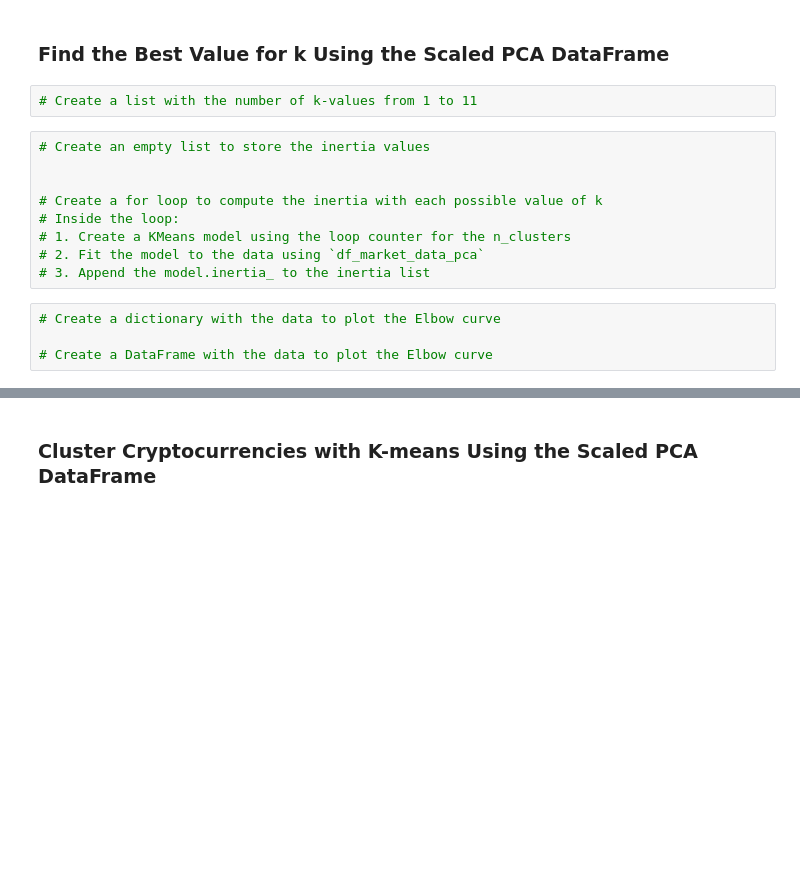
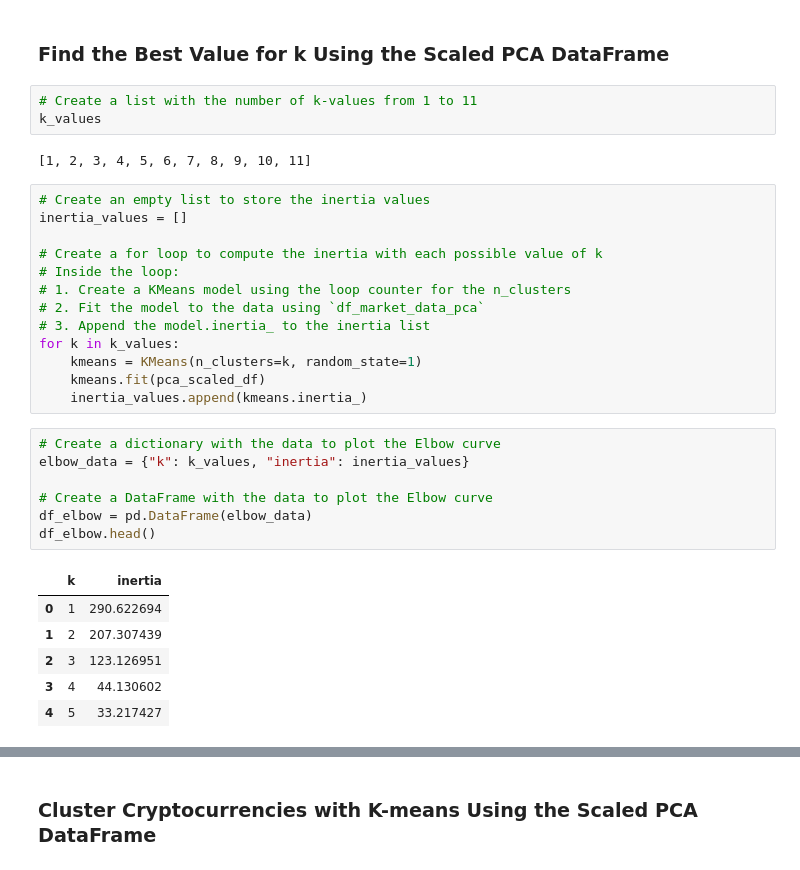
Before and after one commit to yslavcom-code/CryptoClustering, a Jupyter notebook: Crypto_Clustering.ipynb, the cells around one changed output, grey strips where cells are left out. Drawn from its saved outputs; the diff is of its cells as text; blank space fills up the shorter version.

```diff
--- a/Crypto_Clustering.ipynb
+++ b/Crypto_Clustering.ipynb
@@ -279,19 +279,36 @@ bitcoin-cash  0.813240  2.669520  1.643321
 ### Find the Best Value for k Using the Scaled PCA DataFrame
 # %%
 # Create a list with the number of k-values from 1 to 11
+k_values
+# %% [output]
+[1, 2, 3, 4, 5, 6, 7, 8, 9, 10, 11]
 # %%
 # Create an empty list to store the inertia values
-
+inertia_values = []
 
 # Create a for loop to compute the inertia with each possible value of k
 # Inside the loop:
 # 1. Create a KMeans model using the loop counter for the n_clusters
 # 2. Fit the model to the data using `df_market_data_pca`
 # 3. Append the model.inertia_ to the inertia list
+for k in k_values:
+    kmeans = KMeans(n_clusters=k, random_state=1)
+    kmeans.fit(pca_scaled_df)
+    inertia_values.append(kmeans.inertia_)
 # %%
 # Create a dictionary with the data to plot the Elbow curve
+elbow_data = {"k": k_values, "inertia": inertia_values}
 
 # Create a DataFrame with the data to plot the Elbow curve
+df_elbow = pd.DataFrame(elbow_data)
+df_elbow.head()
+# %% [output]
+|  | k | inertia |
+| 0 | 1 | 290.622694 |
+| 1 | 2 | 207.307439 |
+| 2 | 3 | 123.126951 |
+| 3 | 4 | 44.130602 |
+| 4 | 5 | 33.217427 |
 # %%
 # Plot a line chart with all the inertia values computed with
 # the different values of k to visually identify the optimal value for k.
```
Also changed, not shown: parts of 7 cells of this notebook.
